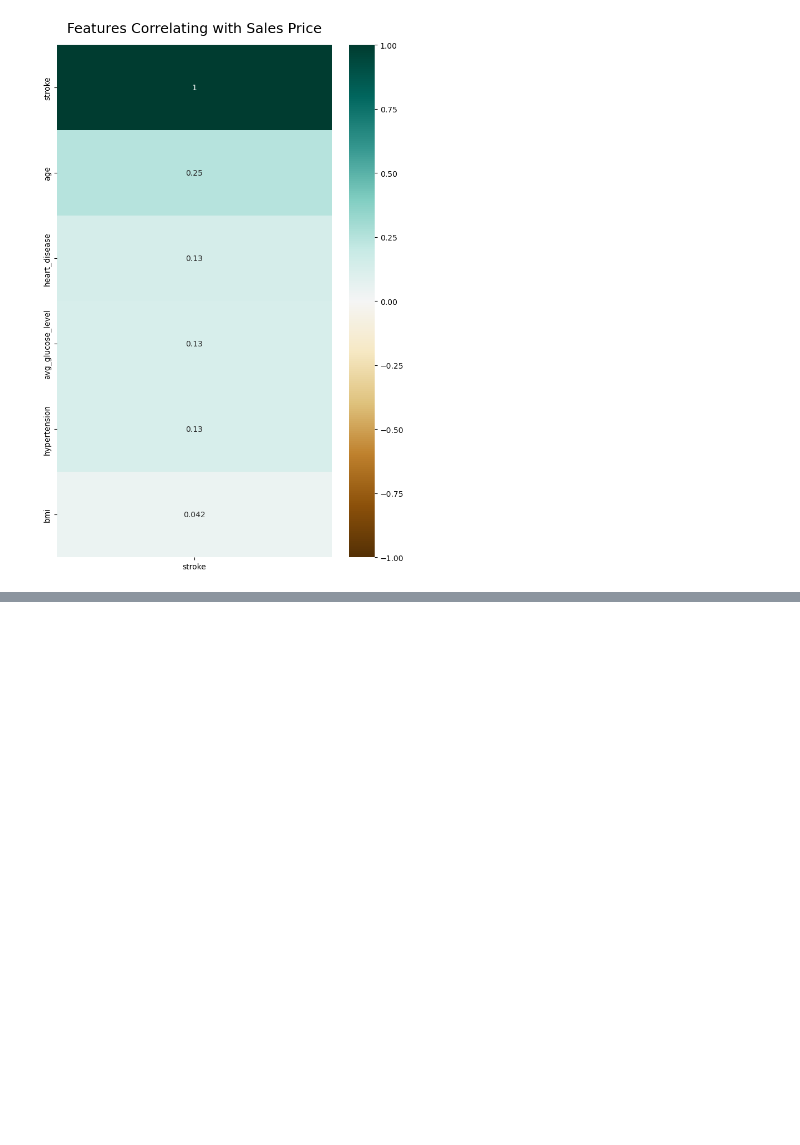
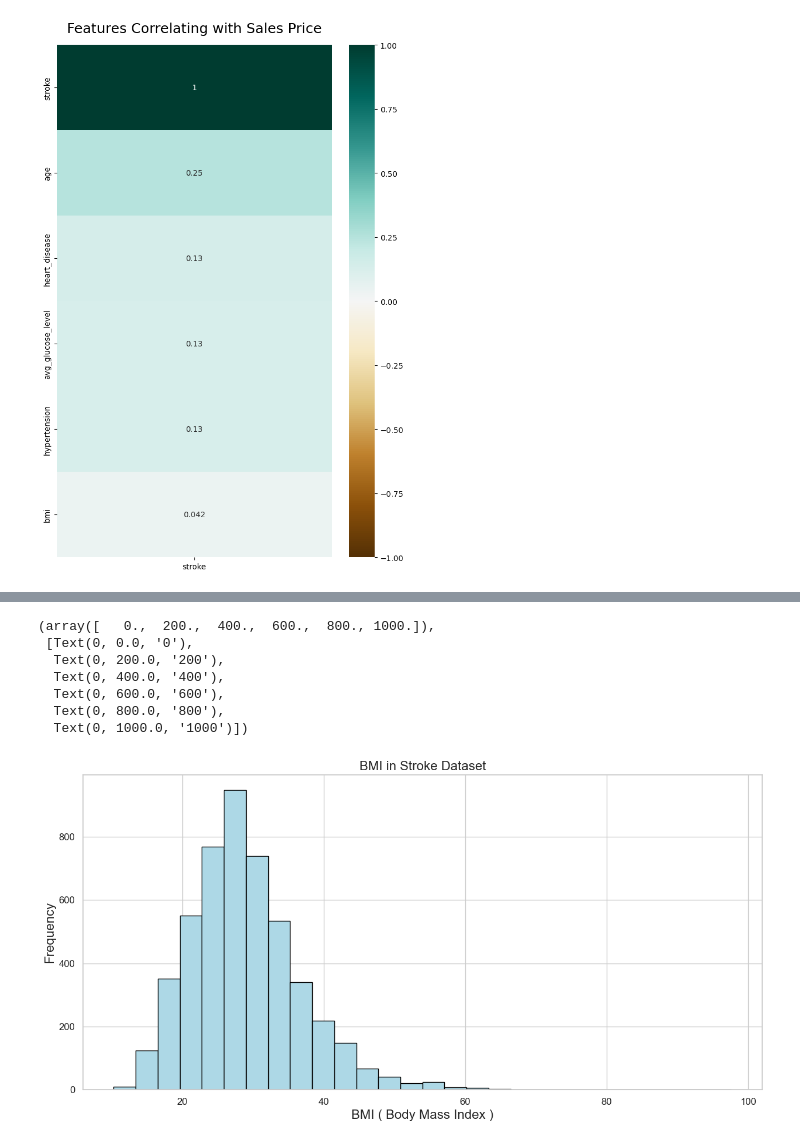
Before and after one commit to ensiklopedical/classification-ml-stroke, a Jupyter notebook: Classification Model - Stroke.ipynb, the cells around one changed output, grey strips where cells are left out. Cells and saved outputs as stored; diff of their text form; code cells hidden in the pictures; blank space fills up the shorter version.

```diff
--- a/Classification Model - Stroke.ipynb
+++ b/Classification Model - Stroke.ipynb
@@ -221,0 +266,19 @@ Name: smoking_status, dtype: int64
+# %%
+plt.figure(figsize=(15, 7))
+plt.hist(df['bmi'], color = 'lightblue', edgecolor = 'black',
+         bins = int(85/3))
+
+plt.title('BMI in Stroke Dataset', fontsize=16)
+plt.xlabel('BMI ( Body Mass Index )', fontsize=16)
+plt.ylabel('Frequency', fontsize=16)
+plt.xticks(fontsize=12)
+plt.yticks(fontsize=12)
+# %% [output]
+(array([   0.,  200.,  400.,  600.,  800., 1000.]),
+ [Text(0, 0.0, '0'),
+  Text(0, 200.0, '200'),
+  Text(0, 400.0, '400'),
+  Text(0, 600.0, '600'),
+  Text(0, 800.0, '800'),
+  Text(0, 1000.0, '1000')])
+[figure, added]
```
Also changed, not shown: parts of 21 cells of this notebook.
